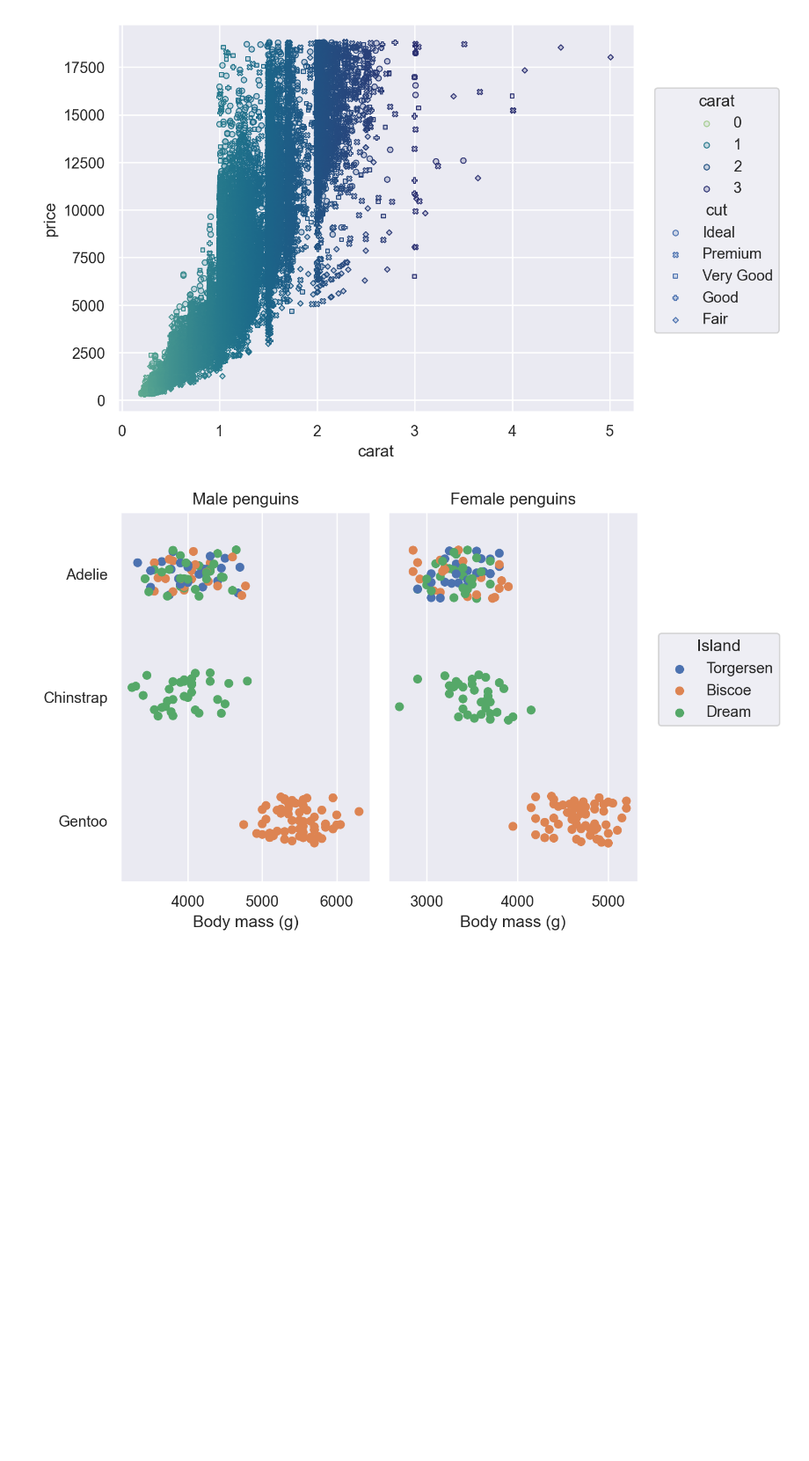
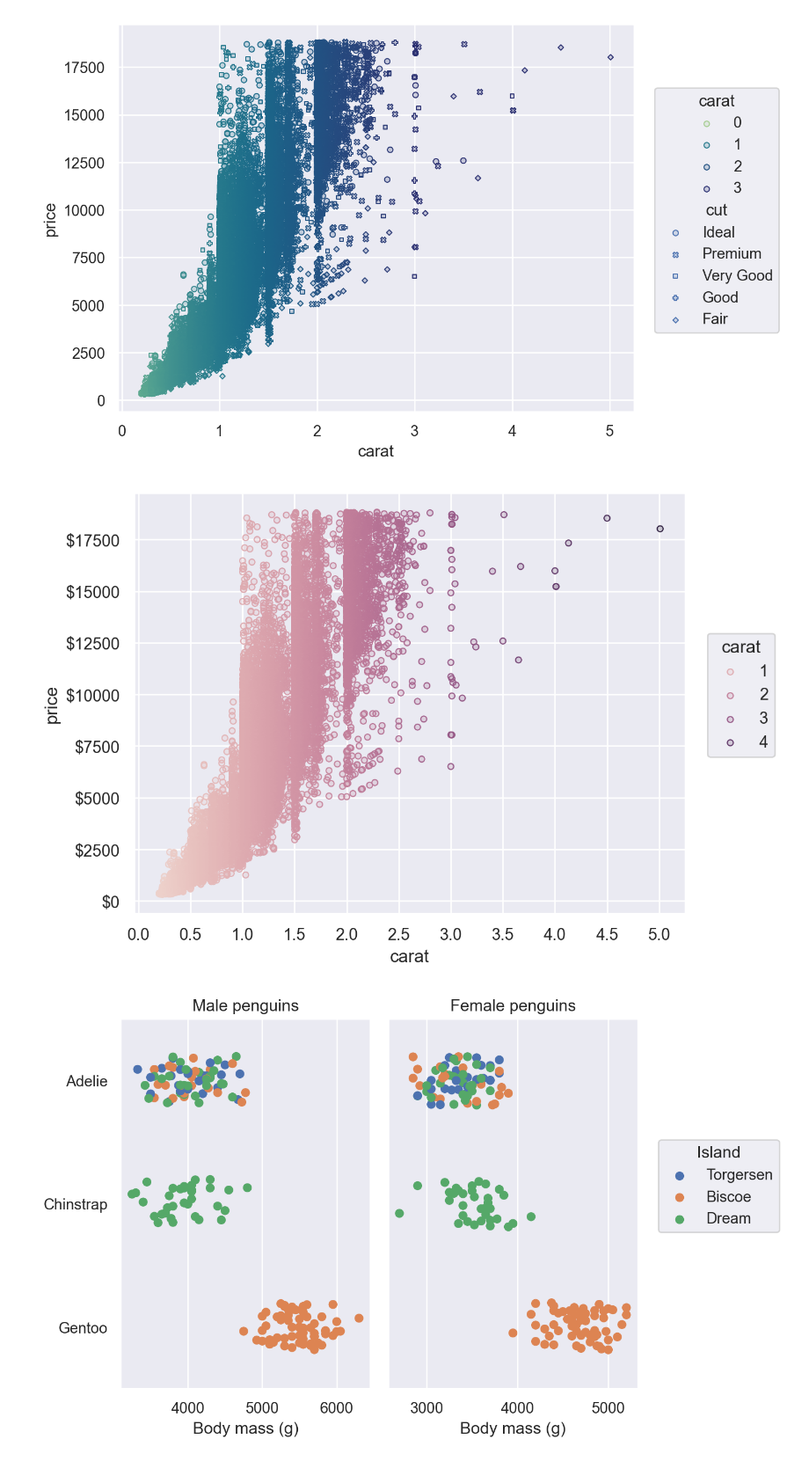
Before and after one commit to skcho13/ds23s, a Jupyter notebook: contents/customizing.ipynb, the cells around one changed output. Shown at 88% size. Cells and saved outputs as stored; diff of their text form; code cells hidden in the pictures; blank space fills up the shorter version.

```diff
--- a/contents/customizing.ipynb
+++ b/contents/customizing.ipynb
@@ -38,6 +38,18 @@ diamonds = sns.load_dataset("diamonds")
 )
 # %% [output]
 [figure]
+# %%
+(
+    so.Plot(diamonds, x="carat", y="price", color="carat")
+    .add(so.Dots())
+    .scale(
+        x=so.Continuous().tick(every=0.5),
+        y=so.Continuous().label(like="${x:.0f}"), # %표시: like="{x:.1%}"
+        color=so.Continuous().tick(at=[1, 2, 3, 4]),
+    )
+)
+# %% [output]
+[figure, added]
 # %%
 penguins = sns.load_dataset("penguins")
 
```
Also changed, not shown: 28 other files.
